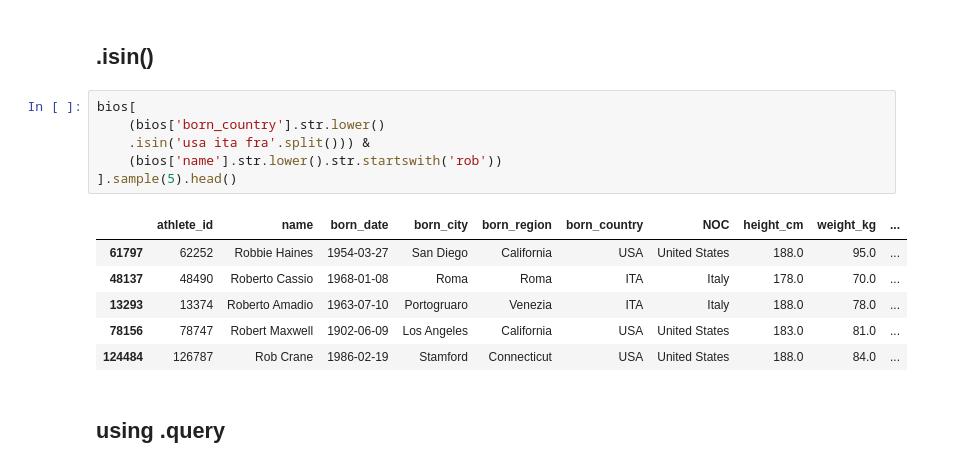
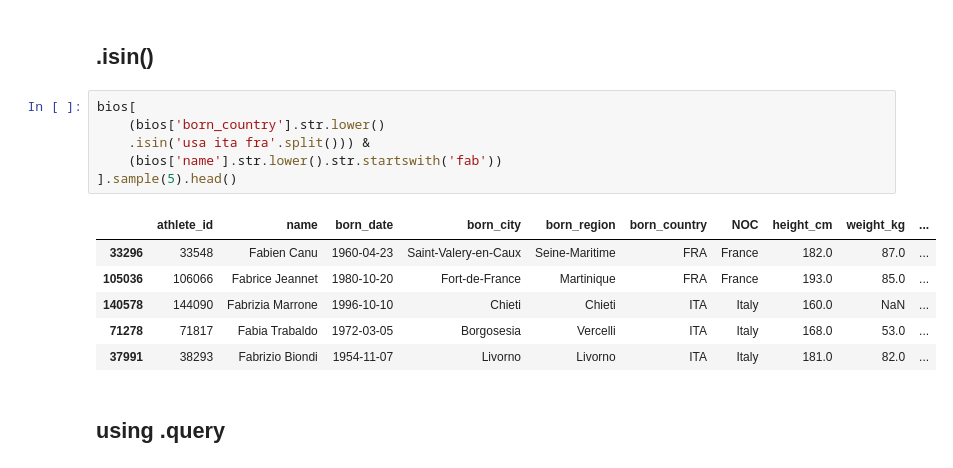
Before and after one commit to atrox3d/pandas_keith-galli-complete-pandas-tutorial, a Jupyter notebook: 04-filtering-data.ipynb, the cells around one changed output. Saved outputs shown, nothing was run; the diff lists cells and outputs as text.

```diff
--- a/04-filtering-data.ipynb
+++ b/04-filtering-data.ipynb
@@ -107,16 +107,16 @@ bios[bios['name'].str.contains('bob|keith', case=False)].head()
 # %%
 bios[
     (bios['born_country'].str.lower()
     .isin('usa ita fra'.split())) &
-    (bios['name'].str.lower().str.startswith('rob'))
+    (bios['name'].str.lower().str.startswith('fab'))
 ].sample(5).head()
 # %% [output]
 |  | athlete_id | name | born_date | born_city | born_region | born_country | NOC | height_cm | weight_kg | ... |
-| 61797 | 62252 | Robbie Haines | 1954-03-27 | San Diego | California | USA | United States | 188.0 | 95.0 | ... |
-| 48137 | 48490 | Roberto Cassio | 1968-01-08 | Roma | Roma | ITA | Italy | 178.0 | 70.0 | ... |
-| 13293 | 13374 | Roberto Amadio | 1963-07-10 | Portogruaro | Venezia | ITA | Italy | 188.0 | 78.0 | ... |
-| 78156 | 78747 | Robert Maxwell | 1902-06-09 | Los Angeles | California | USA | United States | 183.0 | 81.0 | ... |
-| 124484 | 126787 | Rob Crane | 1986-02-19 | Stamford | Connecticut | USA | United States | 188.0 | 84.0 | ... |
+| 33296 | 33548 | Fabien Canu | 1960-04-23 | Saint-Valery-en-Caux | Seine-Maritime | FRA | France | 182.0 | 87.0 | ... |
+| 105036 | 106066 | Fabrice Jeannet | 1980-10-20 | Fort-de-France | Martinique | FRA | France | 193.0 | 85.0 | ... |
+| 140578 | 144090 | Fabrizia Marrone | 1996-10-10 | Chieti | Chieti | ITA | Italy | 160.0 | NaN | ... |
+| 71278 | 71817 | Fabia Trabaldo | 1972-03-05 | Borgosesia | Vercelli | ITA | Italy | 168.0 | 53.0 | ... |
+| 37991 | 38293 | Fabrizio Biondi | 1954-11-07 | Livorno | Livorno | ITA | Italy | 181.0 | 82.0 | ... |
 # %% [markdown]
 ## using .query
 # %%
```
Also changed, not shown: parts of 1 cell of this notebook, 2 other files.
